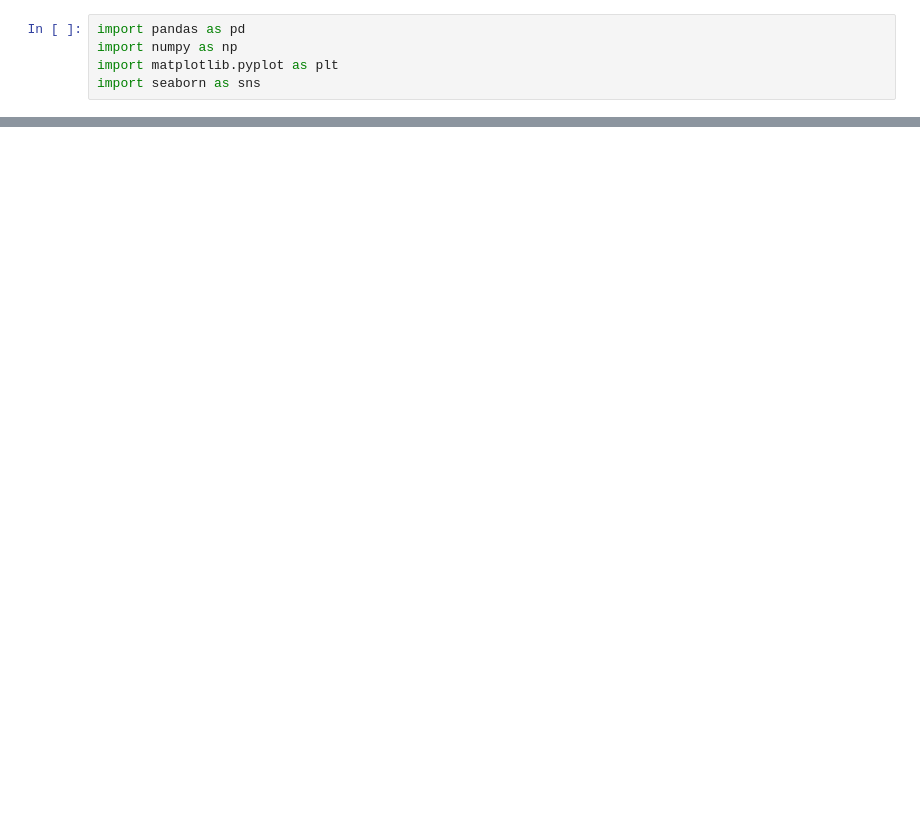
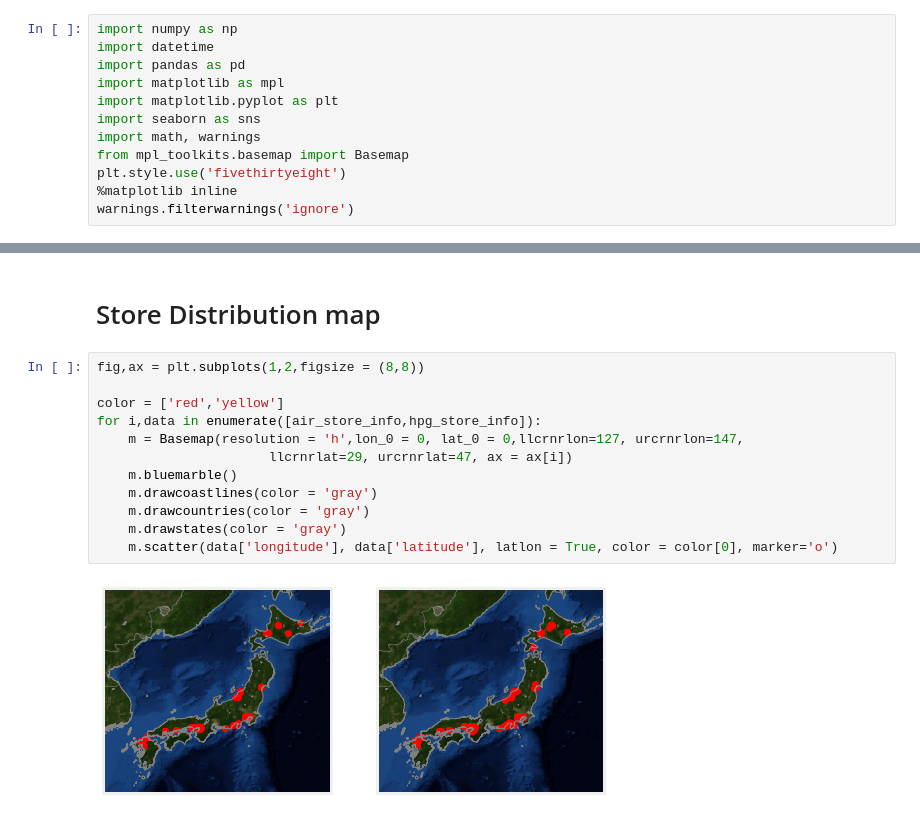
Before and after one commit to yiqingyang75/Kaggle-Restaurant-Visitor-Forecasting, a Jupyter notebook: py/Recruit Restaurant Visitor Forecasting.ipynb, the cells around one changed output, grey strips where cells are left out. Drawn from its saved outputs; the diff is of its cells as text; blank space fills up the shorter version.

```diff
--- a/py/Recruit Restaurant Visitor Forecasting.ipynb
+++ b/py/Recruit Restaurant Visitor Forecasting.ipynb
@@ -1,5 +1,12 @@
 # %%
+import numpy as np
+import datetime
 import pandas as pd
-import numpy as np
+import matplotlib as mpl
 import matplotlib.pyplot as plt
 import seaborn as sns
+import math, warnings
+from mpl_toolkits.basemap import Basemap
+plt.style.use('fivethirtyeight')
+%matplotlib inline
+warnings.filterwarnings('ignore')
@@ -65,0 +64,16 @@ store_id.head()
+# %% [markdown]
+# Store Distribution map
+# %%
+fig,ax = plt.subplots(1,2,figsize = (8,8))
+
+color = ['red','yellow']
+for i,data in enumerate([air_store_info,hpg_store_info]):
+    m = Basemap(resolution = 'h',lon_0 = 0, lat_0 = 0,llcrnrlon=127, urcrnrlon=147,
+                      llcrnrlat=29, urcrnrlat=47, ax = ax[i])
+    m.bluemarble()
+    m.drawcoastlines(color = 'gray')
+    m.drawcountries(color = 'gray')
+    m.drawstates(color = 'gray')
+    m.scatter(data['longitude'], data['latitude'], latlon = True, color = color[0], marker='o')
+# %% [output]
+[figure, added]
```
Also changed, not shown: parts of 9 cells of this notebook.
